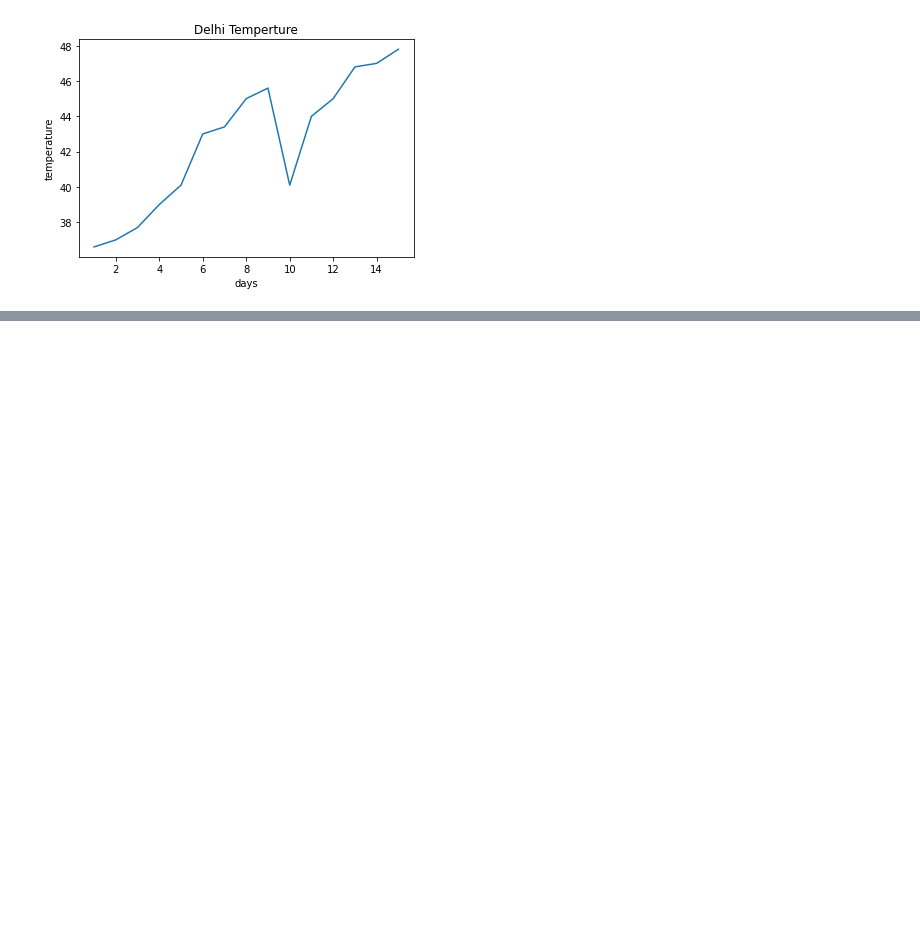
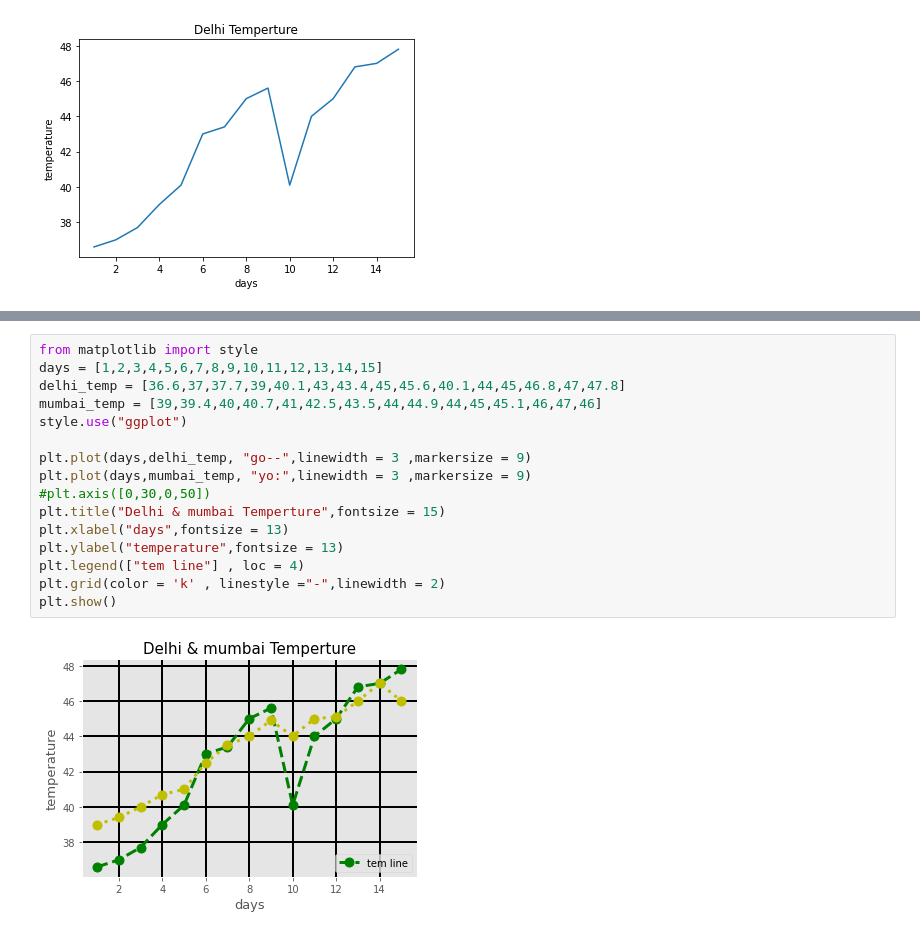
Before and after one commit to Subharanjan-Sahoo/ML, a Jupyter notebook: Matplotlib/Matplotlip_LinePlot.ipynb, the cells around one changed output, grey strips where cells are left out. Drawn from its saved outputs; the diff is of its cells as text; blank space fills up the shorter version.

```diff
--- a/Matplotlib/Matplotlip_LinePlot.ipynb
+++ b/Matplotlib/Matplotlip_LinePlot.ipynb
@@ -16,0 +46,18 @@ plt.show()
+# %%
+from matplotlib import style
+days = [1,2,3,4,5,6,7,8,9,10,11,12,13,14,15]
+delhi_temp = [36.6,37,37.7,39,40.1,43,43.4,45,45.6,40.1,44,45,46.8,47,47.8]
+mumbai_temp = [39,39.4,40,40.7,41,42.5,43.5,44,44.9,44,45,45.1,46,47,46]
+style.use("ggplot")
+
+plt.plot(days,delhi_temp, "go--",linewidth = 3 ,markersize = 9)
+plt.plot(days,mumbai_temp, "yo:",linewidth = 3 ,markersize = 9)
+#plt.axis([0,30,0,50])
+plt.title("Delhi & mumbai Temperture",fontsize = 15)
+plt.xlabel("days",fontsize = 13)
+plt.ylabel("temperature",fontsize = 13)
+plt.legend(["tem line"] , loc = 4)
+plt.grid(color = 'k' , linestyle ="-",linewidth = 2)
+plt.show()
+# %% [output]
+[figure, added]
```
Also changed, not shown: parts of 2 cells of this notebook.
